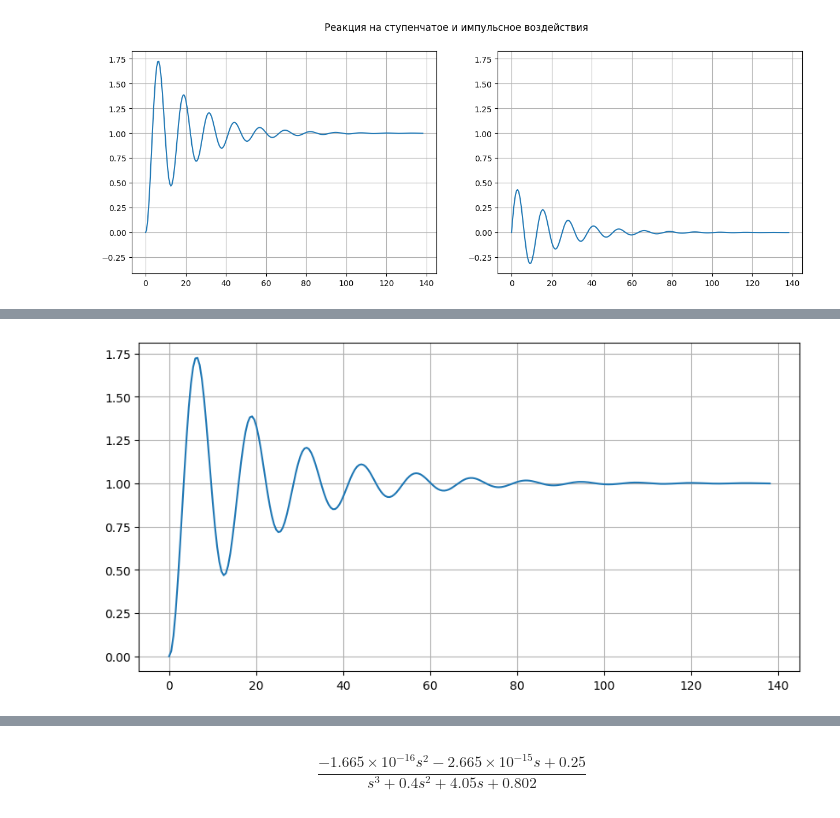
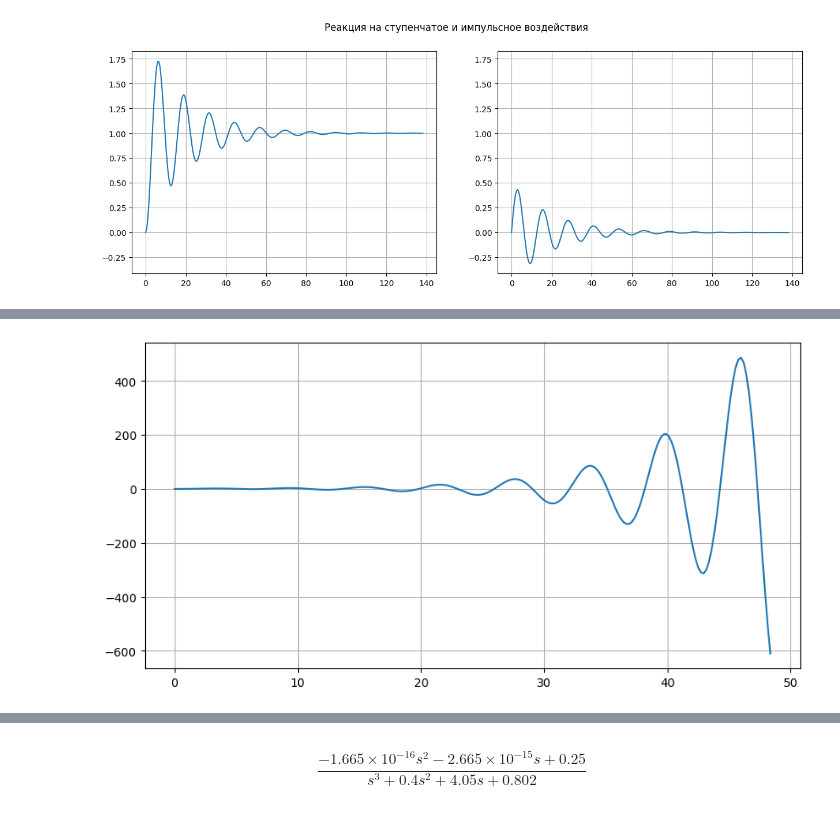
Before and after one commit to TAUforPython/BaseControlTheory, a Jupyter notebook: базовые_инструменты_ТАУ.ipynb, the cells around one changed output, grey strips where cells are left out. Cells and saved outputs as stored; diff of their text form; code cells hidden in the pictures.

```diff
--- a/базовые_инструменты_ТАУ.ipynb
+++ b/базовые_инструменты_ТАУ.ipynb
@@ -847,4 +864,5 @@ ax2.grid()
 # %%
+#кореневой годограф
 #передаточная функция: числитель и знаменатель
 #колебательное звено
 K = 1
@@ -852,7 +870,8 @@ T = 2
 zeta = 0.1
 num = np.array([K])
 den = np.array([T**2, 2*T*zeta, 1])
-W = control.tf(num, den)
-print('W(s) = ', W)
+W1 = control.tf(num, den)
+W2 = control.tf([1, 1],[2*T, 1])
+print('W_разомкнут(s) = ', W1*W2)
 print(den)
 # %% [output]
@@ -864,0 +907,37 @@ W(s) =
+# %%
+plt.figure()
+Wplant = W1 * W2
+Kend = 10
+
+Wfeedback = control.feedback(Kend * Wplant, 1, sign = -1)
+
+#корневой годограф начинается в полюсах
+#и заканчивается в нулях замкнутой системы
+poles = control.pole(Wfeedback) # полюса системы
+zeros = control.pole(1/Wfeedback) # нули системы
+roots = np.append(poles, zeros) #собираем нули и полюса в одну переменную
+
+#из всех корней ищем границы для изображения годографа и добавляем 20%
+xmin_ax_rlocus = np.min(np.real(roots))
+xmax_ax_rlocus = np.max(np.real(roots))
+xdelta = xmax_ax_rlocus - xmin_ax_rlocus
+xmin_ax_rlocus = xmin_ax_rlocus - np.abs(xdelta/5)
+xmax_ax_rlocus = xmax_ax_rlocus + np.abs(xdelta/5)
+
+ymin_ax_rlocus = np.min(np.imag(roots))
+ymax_ax_rlocus = np.max(np.imag(roots))
+ydelta = ymax_ax_rlocus - ymin_ax_rlocus
+ymin_ax_rlocus = ymin_ax_rlocus - np.abs(ydelta/5)
+ymax_ax_rlocus = ymax_ax_rlocus + np.abs(ydelta/5)
+
+#строим корневой годограф для значений коэффициента
+#усилиения от 0 до Kend
+control.rlocus(Wplant, kvect=np.linspace(0, Kend, num=100),
+               xlim = (xmin_ax_rlocus, xmax_ax_rlocus),
+               ylim = (ymin_ax_rlocus, ymax_ax_rlocus))
+
+# треуголником отмечает на годографе значение Кend
+for pole in Wfeedback.pole():
+  plt.plot(np.real(pole), np.imag(pole), 'r^')
+plt.title('Корневой годограф для Kend = {}'.format(Kend))
+plt.grid()
@@ -865,8 +946,8 @@ W(s) =
 # %%
-t, y = control.step_response(W)
+t, y = control.step_response(Wfeedback)
 plt.figure(figsize=(10,5))
 plt.plot(t, y)
 plt.grid()
 plt.show()
 # %% [output]
-[figure, old version]
+[figure, new version]
```
Also changed, not shown: parts of 12 cells of this notebook.
